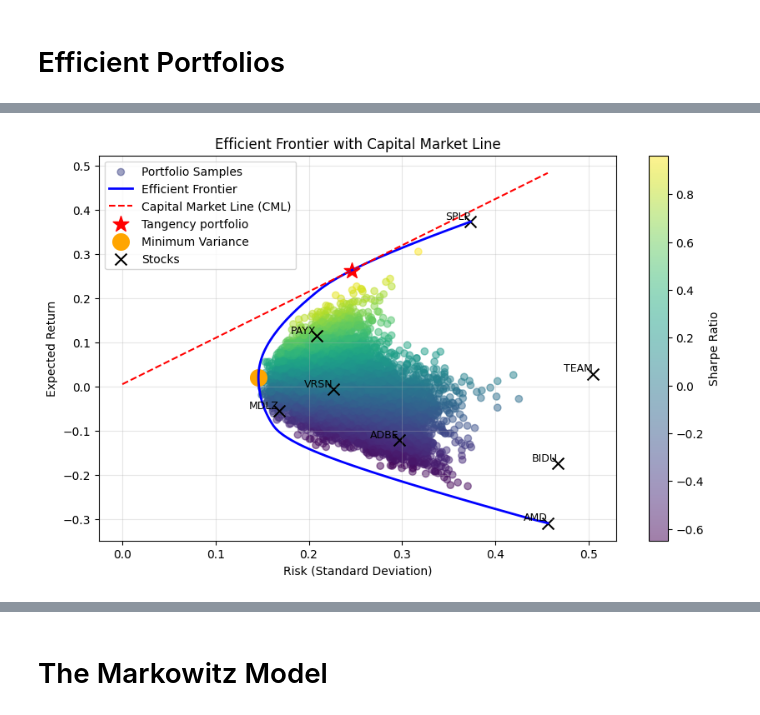
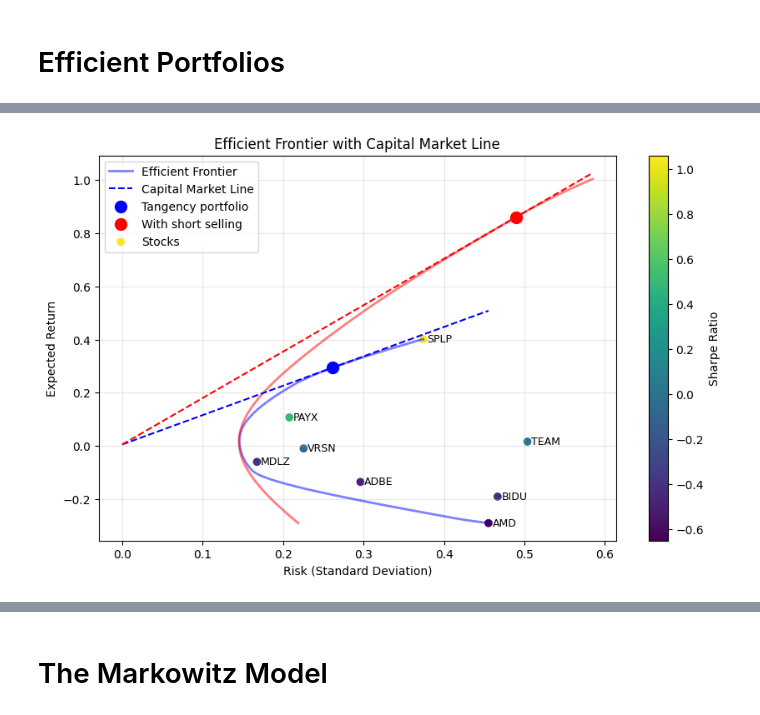
Before and after one commit to ancabenca/ds2-hw, a Jupyter notebook: Projekt -AnalyzaInvestic/AI-VNO.ipynb, the cells around one changed output, grey strips where cells are left out. Drawn from its saved outputs; the diff is of its cells as text; code cells hidden in the pictures.

```diff
--- a/Projekt -AnalyzaInvestic/AI-VNO.ipynb
+++ b/Projekt -AnalyzaInvestic/AI-VNO.ipynb
@@ -738,24 +552,26 @@ min_var_return, min_var_risk = portfolio_stats(min_var_weights, expected_returns
 # %%
-# Generate efficient frontier points
-target_returns = np.linspace(expected_returns.min()*252, expected_returns.max()*252, 100) #expected_returns.max()*252*2.5 for short sell
+# Generate efficient frontier points without short selling
+target_returns = np.linspace(expected_returns.min()*year, expected_returns.max()*year, 100)
 frontier_returns = []
 frontier_risks = []
 
 for target_return in target_returns:
-    weights = minimize_volatility(target_return, expected_returns, covariance_matrix, num_assets)
-    ret, risk = portfolio_stats(weights, expected_returns, covariance_matrix, timeAnnual)
+    weights = min_volatility_weights(target_return, expected_returns, covariance_matrix, num_assets, False)
+    ret, risk = portfolio_values(weights, expected_returns, covariance_matrix, year)
     frontier_returns.append(ret)
     frontier_risks.append(risk)
 
 # Calculate Capital Market Line
-max_sharpe_index = np.argmax([ (ret - risk_free_rate_one*timeAnnual) / risk for ret, risk in zip(frontier_returns, frontier_risks)])
+max_sharpe_index = np.argmax([ (ret - daily_risk_free_rate*year) / risk for ret, risk in zip(frontier_returns, frontier_risks)])
 
 tangency_return = frontier_returns[max_sharpe_index]
 tangency_risk = frontier_risks[max_sharpe_index]
+tangency_weights = min_volatility_weights(tangency_return, expected_returns, covariance_matrix, num_assets, False)
 
 # Slope of the Capital Market Line (CML)
-slope_cml = (tangency_return - risk_free_rate_one*timeAnnual) / tangency_risk
+slope_cml = (tangency_return - daily_risk_free_rate*year) / tangency_risk
 
 # Calculate x_cml and y_cml (Capital Market Line)
 x_cml = np.linspace(0, max(frontier_risks), 100)
-y_cml = risk_free_rate_one*timeAnnual + slope_cml * x_cml
+y_cml = daily_risk_free_rate*year + slope_cml * x_cml
+print(tangency_weights)
@@ -762,67 +610,67 @@ y_cml = risk_free_rate_one*timeAnnual + slope_cml * x_cml
 # %%
-# Create the plot
+# Create a plot
 plt.figure(figsize=(10, 6))
 
-# Plot random portfolios
-scatter = plt.scatter(results[1, :], results[0, :],
-                     c=results[2, :],
-                     cmap='viridis',
-                     alpha=0.5,
-                     label='Portfolio Samples')
 
 # Plot efficient frontier
 plt.plot(frontier_risks, frontier_returns,
         color='blue',
         linewidth=2,
+        alpha = 0.5,
         label='Efficient Frontier')
+plt.plot(frontier_risks_s, frontier_returns_s,
+        color='red',
+        linewidth=2,
+        alpha = 0.5)
 
 # Plot CML
 plt.plot(x_cml, y_cml,
+color='blue',
+        linestyle='--',
+        label='Capital Market Line')
+plt.plot(x_cml_s, y_cml_s,
 color='red',
-        linestyle='--',
-        label='Capital Market Line (CML)')
+        linestyle='--')
 
-# Plot maximum tangency portfolio
+# Plot tangency portfolio
 plt.scatter(tangency_risk, tangency_return,
+          color='blue',
+          marker='o',
+          s=100,
+          label='Tangency portfolio')
+plt.scatter(tangency_risk_s, tangency_return_s,
           color='red',
-          marker='*',
-          s=200,
-          label='Tangency portfolio')
-
-# Plot minimum variance point
-plt.scatter(min_var_risk, min_var_return,
-          color='orange',
           marker='o',
-          s=200,
-          label='Minimum Variance')
+          s=100,
+          label='With short selling')
 
 # Plot individual assets (stocks)
 tickers = list(stock_files.keys())
 # Calculate risks and returns for all stocks
-risks = np.sqrt(np.diag(covariance_matrix)) * np.sqrt(timeAnnual)  # Standard deviation
-returns = expected_returns * timeAnnual  # Annualized returns
+risks = np.sqrt(np.diag(covariance_matrix)) * np.sqrt(year)  # Standard deviation
+returns = expected_returns * year  # Annualized returns
+sratios = (returns - risk_free_rate_one*year) / risks #Sharpe ratios
 
 # Plot all stocks in one scatter call
-plt.scatter(risks, returns,
-            color='black',
-            marker='x',
-            s=100,
-            label='Stocks')
+scatter = plt.scatter(risks, returns,
+                      c=sratios,
+                      alpha=1,
+                      label='Stocks')
 
 # Add tickers as text annotations
 for i, ticker in enumerate(tickers):
-    plt.text(risks[i], returns[i],
+    plt.text(risks[i]+0.005, returns[i],
              ticker,
              fontsize=9,
-             ha='right',
-             va='bottom')
+             ha='left',
+             va='center')
 
 plt.colorbar(scatter, label='Sharpe Ratio')
 plt.xlabel('Risk (Standard Deviation)')
 plt.ylabel('Expected Return')
 plt.title('Efficient Frontier with Capital Market Line')
 plt.legend(loc='upper left')
 plt.grid(True, alpha=0.3)
 plt.show()
 # %% [output]
-[figure, old version]
+[figure, new version]
```
Also changed, not shown: parts of 37 cells of this notebook, 1 other file.
